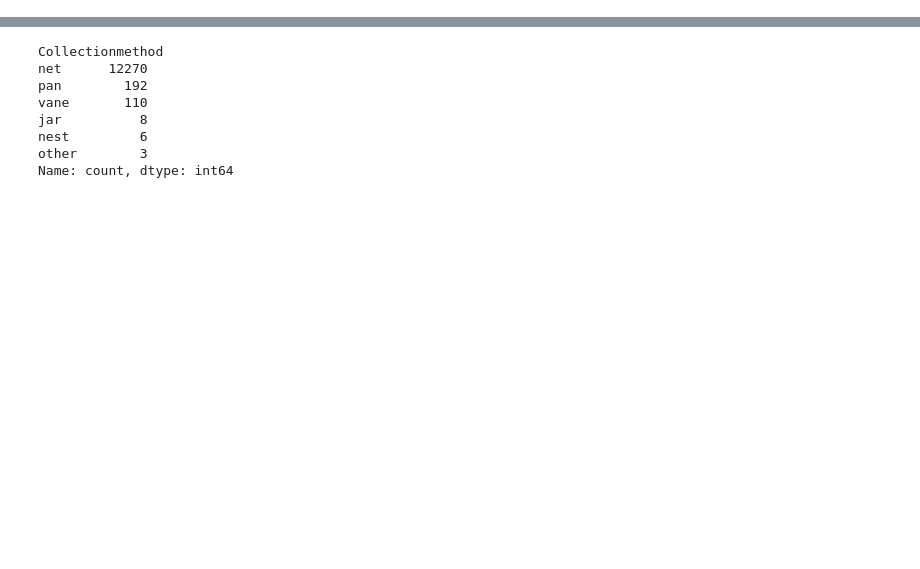
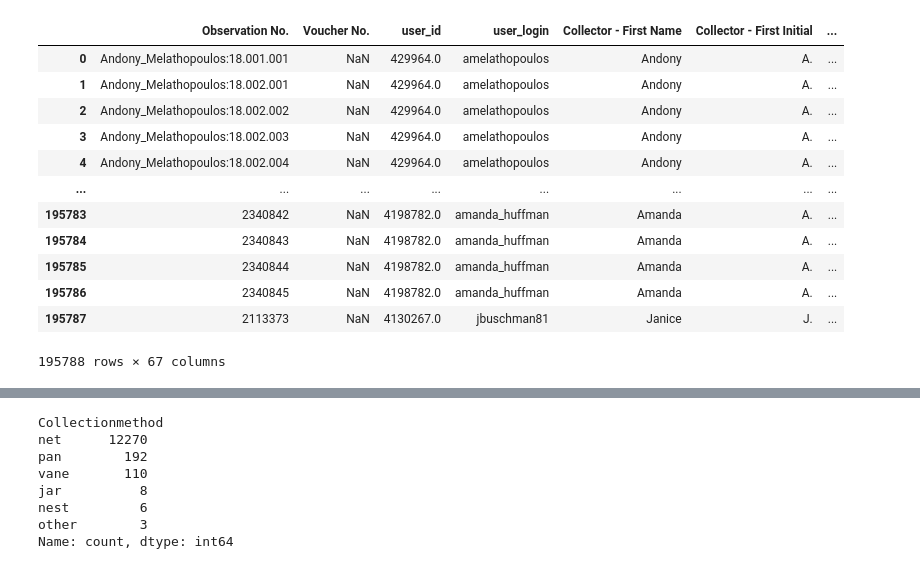
Before and after one commit to mparkergetz/map_locations, a Jupyter notebook: process_oba_data.ipynb, the cells around one changed output, grey strips where cells are left out. Cells and saved outputs as stored; diff of their text form; code cells hidden in the pictures; blank space fills up the shorter version.

```diff
--- a/process_oba_data.ipynb
+++ b/process_oba_data.ipynb
@@ -10,3 +10,19 @@ bombus_OR_clean['Collectionmethod'].unique()
 bombus_OR_clean['Collectionmethod'] = bombus_OR_clean['Collectionmethod'].replace({'Net':'net', 'Vane':'vane', 'Pan':'pan', 'Blue vane':'vane', 'vane ':'vane',
        'pan traps':'pan', 'Vane Trap':'vane', 'Pan Trap':'pan',
        'Blue Pan Trap':'pan', 'White Pan Trap':'pan', 'Blue Vane Trap':'vane', 'vane trap':'vane'})
+# %%
+data
+# %% [output]
+|  | Observation No. | Voucher No. | user_id | user_login | Collector - First Name | Collector - First Initial | ... |
+| 0 | Andony_Melathopoulos:18.001.001 | NaN | 429964.0 | amelathopoulos | Andony | A. | ... |
+| 1 | Andony_Melathopoulos:18.002.001 | NaN | 429964.0 | amelathopoulos | Andony | A. | ... |
+| 2 | Andony_Melathopoulos:18.002.002 | NaN | 429964.0 | amelathopoulos | Andony | A. | ... |
+| 3 | Andony_Melathopoulos:18.002.003 | NaN | 429964.0 | amelathopoulos | Andony | A. | ... |
+| 4 | Andony_Melathopoulos:18.002.004 | NaN | 429964.0 | amelathopoulos | Andony | A. | ... |
+| ... | ... | ... | ... | ... | ... | ... | ... |
+| 195783 | 2340842 | NaN | 4198782.0 | amanda_huffman | Amanda | A. | ... |
+| 195784 | 2340843 | NaN | 4198782.0 | amanda_huffman | Amanda | A. | ... |
+| 195785 | 2340844 | NaN | 4198782.0 | amanda_huffman | Amanda | A. | ... |
+| 195786 | 2340845 | NaN | 4198782.0 | amanda_huffman | Amanda | A. | ... |
+| 195787 | 2113373 | NaN | 4130267.0 | jbuschman81 | Janice | J. | ... |
+195788 rows × 67 columns
```
Also changed, not shown: parts of 2 cells of this notebook, 1 other file.
